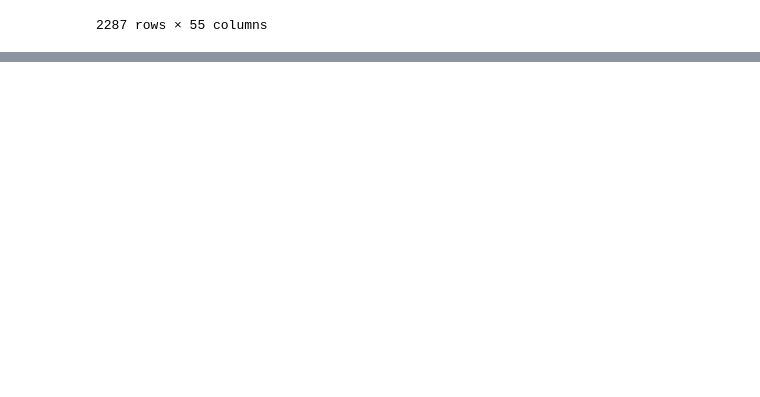
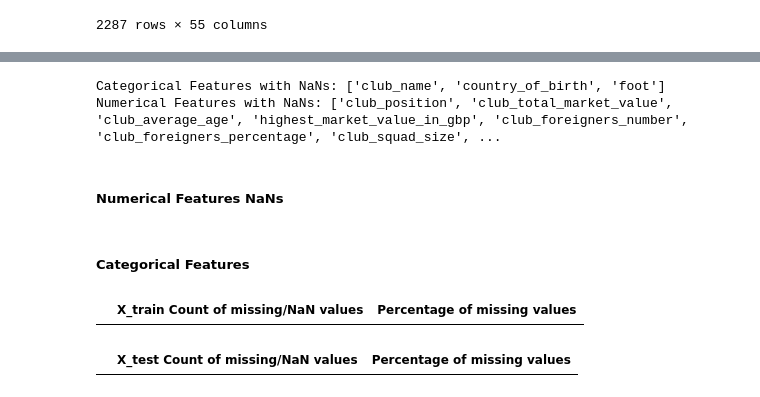
Before and after one commit to charbel-a-hC/ups-ml-football-player-value, a Jupyter notebook: PlayerMarketValue.ipynb, the cells around one changed output, grey strips where cells are left out. Saved outputs shown, nothing was run; the diff lists cells and outputs as text; code cells hidden in the pictures; blank space fills up the shorter version.

```diff
--- a/Untitled.ipynb
+++ b/PlayerMarketValue.ipynb
@@ -409,0 +537,5 @@ summarize_missingness(final_df[vars_with_na])
+# %%
+vars_with_na = [col for col in X_train.columns if X_train[col].isnull().sum() > 0]
+data_label = ["X_train", "X_test"]
+for i, dataframe in enumerate([X_train, X_test]):
+    summarize_missingness(dataframe[vars_with_na], label= data_label[i])
@@ -409,0 +569,28 @@ summarize_missingness(final_df[vars_with_na])
+# %%
+vars_with_na = [col for col in X_train if X_train[col].isnull().sum() > 0]
+cat_vars_with_na = ['club_name', 'country_of_birth', 'foot']
+print("Categorical Features with NaNs:", cat_vars_with_na)
+num_vars_with_na = list(set(vars_with_na) - set(cat_vars_with_na))
+print("Numerical Features with NaNs:", num_vars_with_na)
+# %% [output]
+Categorical Features with NaNs: ['club_name', 'country_of_birth', 'foot']
+Numerical Features with NaNs: ['club_position', 'club_total_market_value', 'club_average_age', 'highest_market_value_in_gbp', 'club_foreigners_number', 'club_foreigners_percentage', 'club_squad_size', ...
+# %% [markdown]
+##### Numerical Features NaNs
+# %%
+X_train[num_vars_with_na] = X_train[num_vars_with_na].fillna((X_train[num_vars_with_na].mean()))
+X_test[num_vars_with_na] = X_test[num_vars_with_na].fillna((X_test[num_vars_with_na].mean()))
+# %% [markdown]
+##### Categorical Features
+# %%
+for cat_var in cat_vars_with_na:
+    X_train[cat_var] = X_train[cat_var].fillna(X_train[cat_var].value_counts().index[0])
+    X_test[cat_var] = X_test[cat_var].fillna(X_test[cat_var].value_counts().index[0])
+# %%
+vars_with_na = [col for col in X_train.columns if X_train[col].isnull().sum() > 0]
+data_label = ["X_train", "X_test"]
+for i, dataframe in enumerate([X_train, X_test]):
+    summarize_missingness(dataframe[vars_with_na], label= data_label[i])
+# %% [output]
+|  | X_train Count of missing/NaN values | Percentage of missing values |
+|  | X_test Count of missing/NaN values | Percentage of missing values |
```
Also changed, not shown: parts of 30 cells of this notebook.
